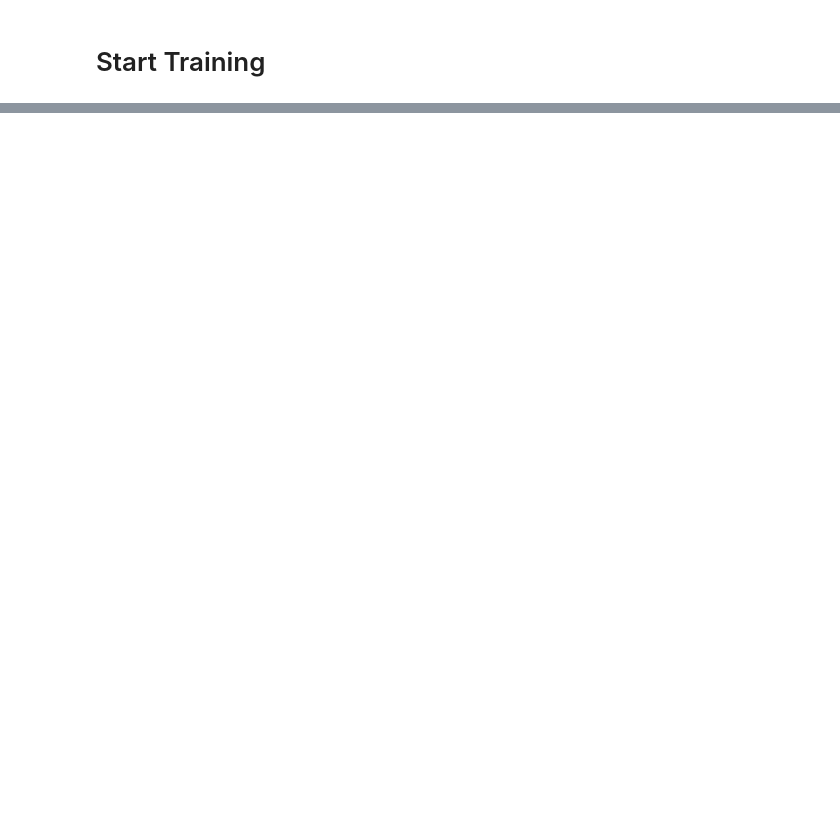
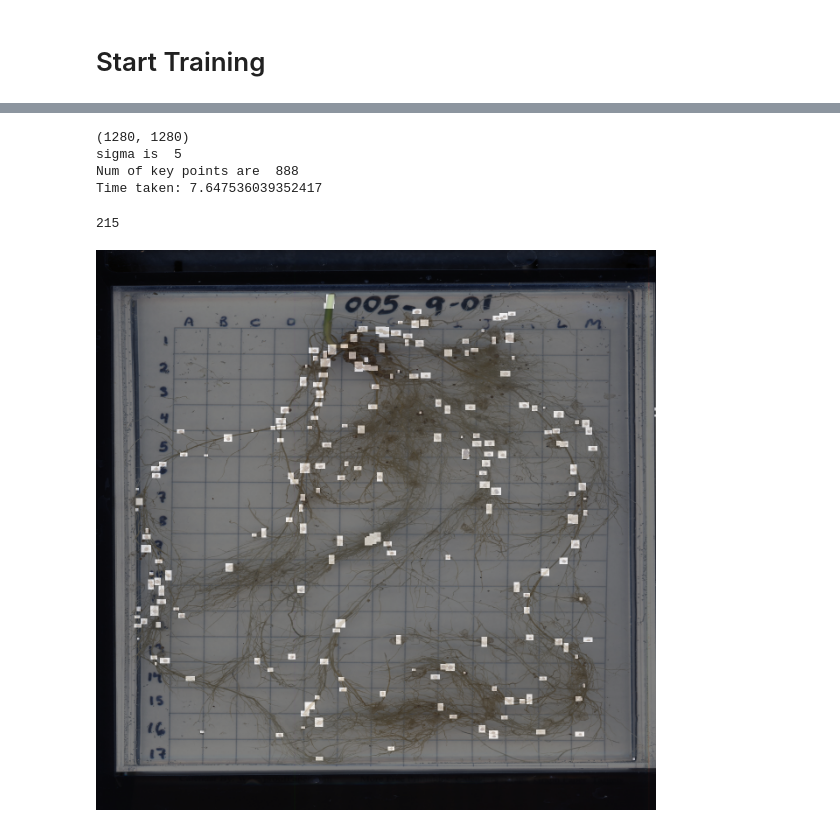
Before and after one commit to mxy981222/ECE544, a Jupyter notebook: object_detector/classfier.ipynb, the cells around one changed output, grey strips where cells are left out. Saved outputs shown, nothing was run; the diff lists cells and outputs as text; code cells hidden in the pictures; blank space fills up the shorter version.

Commit message:
detection done need tune parameters for better performance

```diff
--- a/object_detector/classfier.ipynb
+++ b/object_detector/classfier.ipynb
@@ -363,0 +492,57 @@ accuracy: 0.877444589308996
+# %%
+pdata = PredictDataset()
+# %%
+pdata.get_data("005-9-01.jpg")
+# %% [output]
+(1280, 1280)
+sigma is  5
+Num of key points are  888
+Time taken: 7.647536039352417
+# %%
+predloader = DataLoader(pdata, batch_size=batch_size,shuffle=False)
+# %%
+model.eval()
+bbox = {}
+with torch.no_grad():
+    for inputs,hs,ws,x_centers,y_centers in predloader:
+        outputs = model(inputs.to(device))
+        for i in range(len(outputs)):
+            output = outputs[i]
+            if output.detach().numpy().round() == 0:
+                continue
+            h=int(hs[i])
+            w=int(ws[i])
+            x_center=int(x_centers[i])
+            y_center=int(y_centers[i])
+            if bbox.get((x_center,y_center)) == None:
+                bbox[(x_center,y_center)]=(output.detach().numpy(),h,w)
+            elif bbox[(x_center,y_center)][0]<output.detach().numpy():
+                bbox[(x_center,y_center)]=(output.detach().numpy(),h,w)
+# %%
+print(len(bbox))
+# %% [output]
+215
+# %%
+imgPIL = Image.open('../Project1/raw/005-9-01.jpg')
+origwidth = imgPIL.size[0]
+origheight = imgPIL.size[1]
+imgPIL = imgPIL.resize((1280,1280),Image.LANCZOS)
+image = torch.Tensor(np.asarray(imgPIL)/255)
+gt = torch.zeros((image.shape[0:2]))
+for x,y in bbox:
+    _,h,w = bbox[(x,y)]
+    # x1 = int(np.floor(pdata.origwidth*(x-w/2)/1280))
+    # y1 = int(np.floor(pdata.origheight*(y-h/2)/1280))
+    # x1 = int(np.floor(pdata.origwidth*(x+w/2)/1280))
+    # y1 = int(np.floor(pdata.origheight*(y+h/2)/1280))
+    x1 = int(np.floor(x-w/2))
+    y1 = int(np.floor(y-h/2))
+    x2 = int(np.floor(x+w/2))
+    y2 = int(np.floor(y+h/2))
+    gt[y1:y2,x1:x2] = 1
+gtimg = Image.fromarray(np.uint8(cm.gist_earth(gt.numpy())*255))
+detection = Image.blend(imgPIL.convert("RGBA"),gtimg.convert("RGBA"),0.5)
+# %%
+display(detection)
+# %% [output]
+[figure, added]
```
Also changed, not shown: parts of 12 cells of this notebook, 3 other files.
